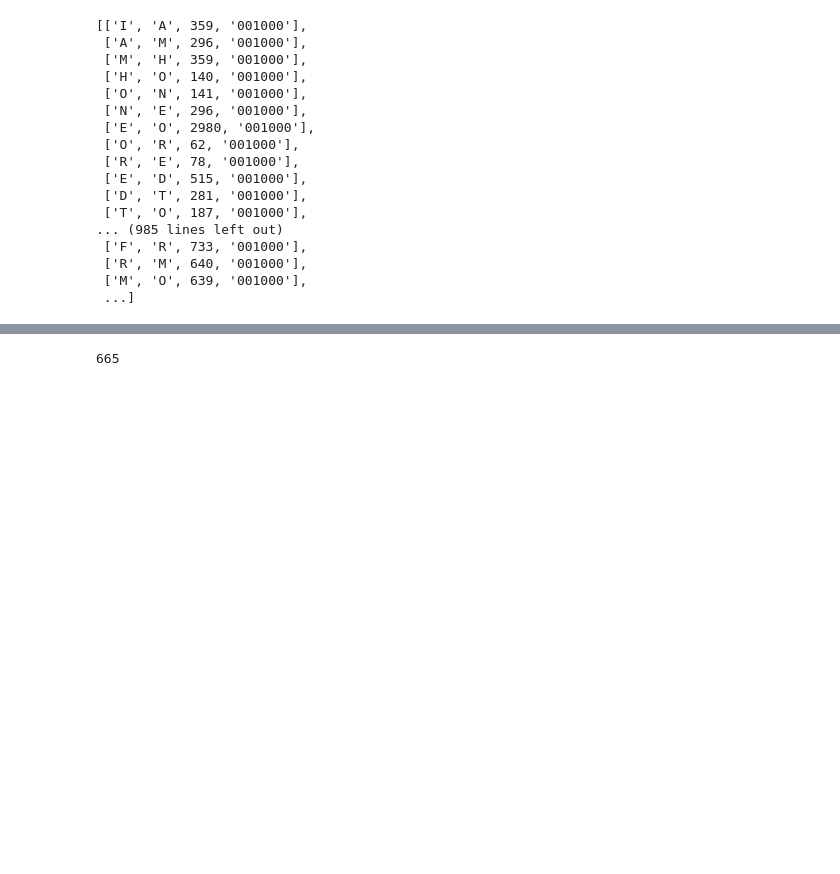
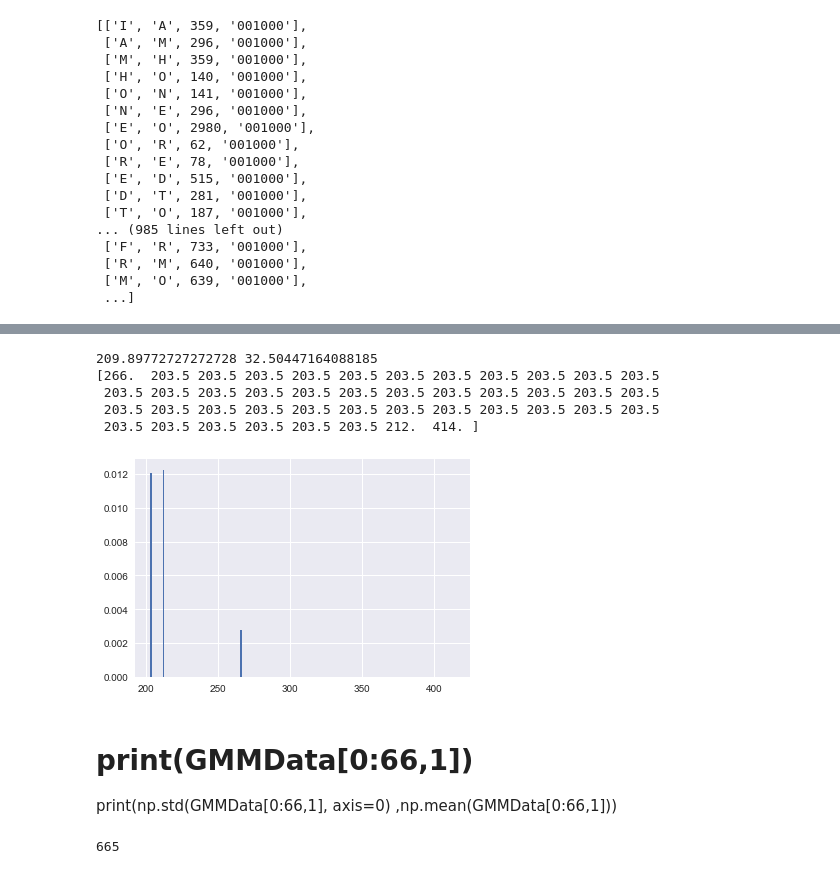
Before and after one commit to UsmanRehmat/Keystroke-authentication, a Jupyter notebook: GMM.ipynb, the cells around one changed output, grey strips where cells are left out. Saved outputs shown, nothing was run; the diff lists cells and outputs as text; code cells hidden in the pictures; blank space fills up the shorter version.

```diff
--- a/GMM.ipynb
+++ b/GMM.ipynb
@@ -276,3 +294,21 @@ print(np.std(GMMData[0:66,1], axis=0)
+# %%
+
+std=np.std(data[62:106,327], axis=0)
+mean= np.mean(data[62:106,327])
+print(mean,std)
+plt.bar(data[62:106,327], stats.norm.pdf(data[62:106,327], mean, std))
+print(data[62:106,327])
+# %% [output]
+209.89772727272728 32.50447164088185
+[266.  203.5 203.5 203.5 203.5 203.5 203.5 203.5 203.5 203.5 203.5 203.5
+ 203.5 203.5 203.5 203.5 203.5 203.5 203.5 203.5 203.5 203.5 203.5 203.5
+ 203.5 203.5 203.5 203.5 203.5 203.5 203.5 203.5 203.5 203.5 203.5 203.5
+ 203.5 203.5 203.5 203.5 203.5 203.5 212.  414. ]
+[figure, added]
+# %% [markdown]
+# print(GMMData[0:66,1])
+print(np.std(GMMData[0:66,1], axis=0)
+,np.mean(GMMData[0:66,1]))
 # %%
 x1='Z'
 x2='P'
```
Also changed, not shown: parts of 16 cells of this notebook, 1 other file.
